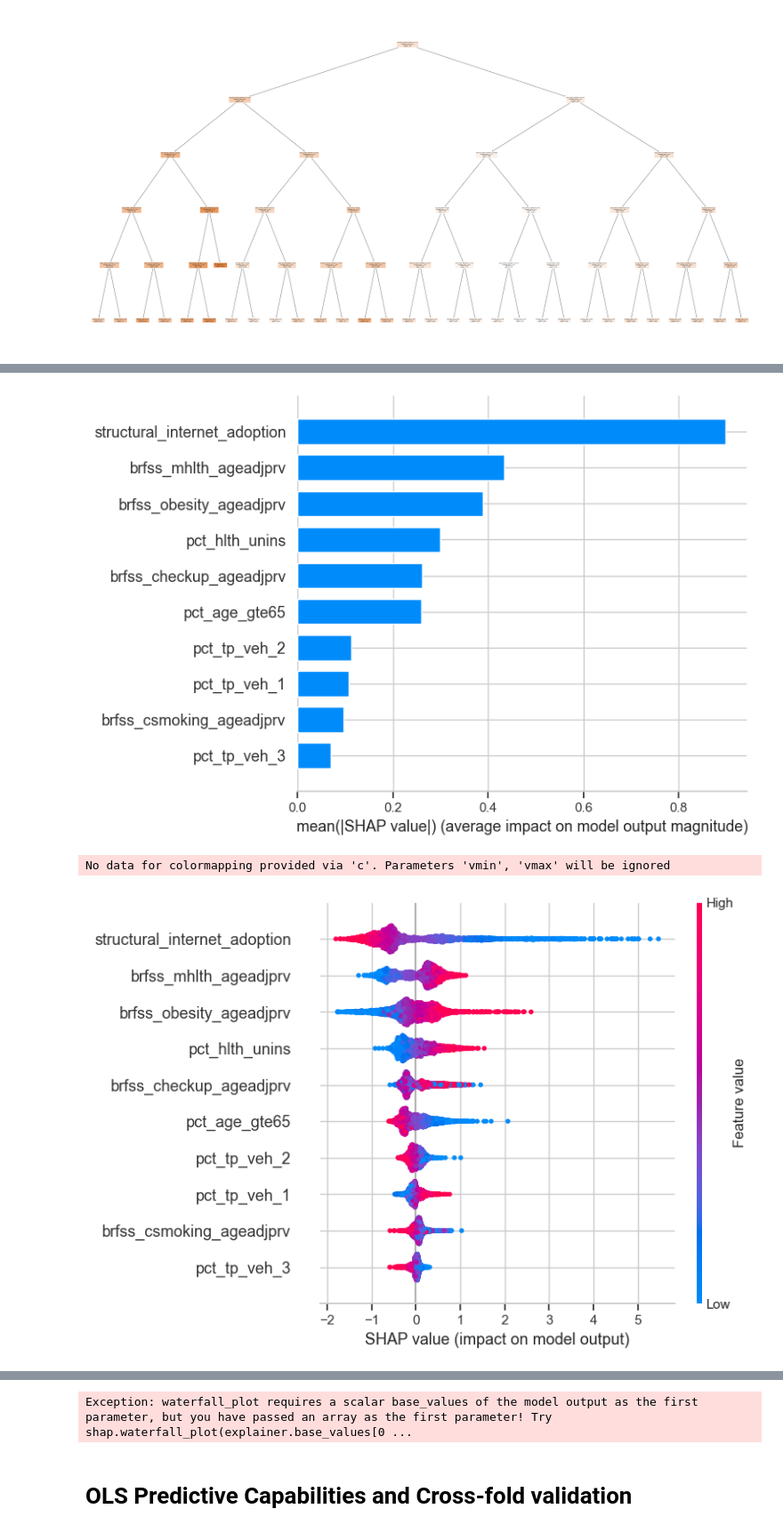
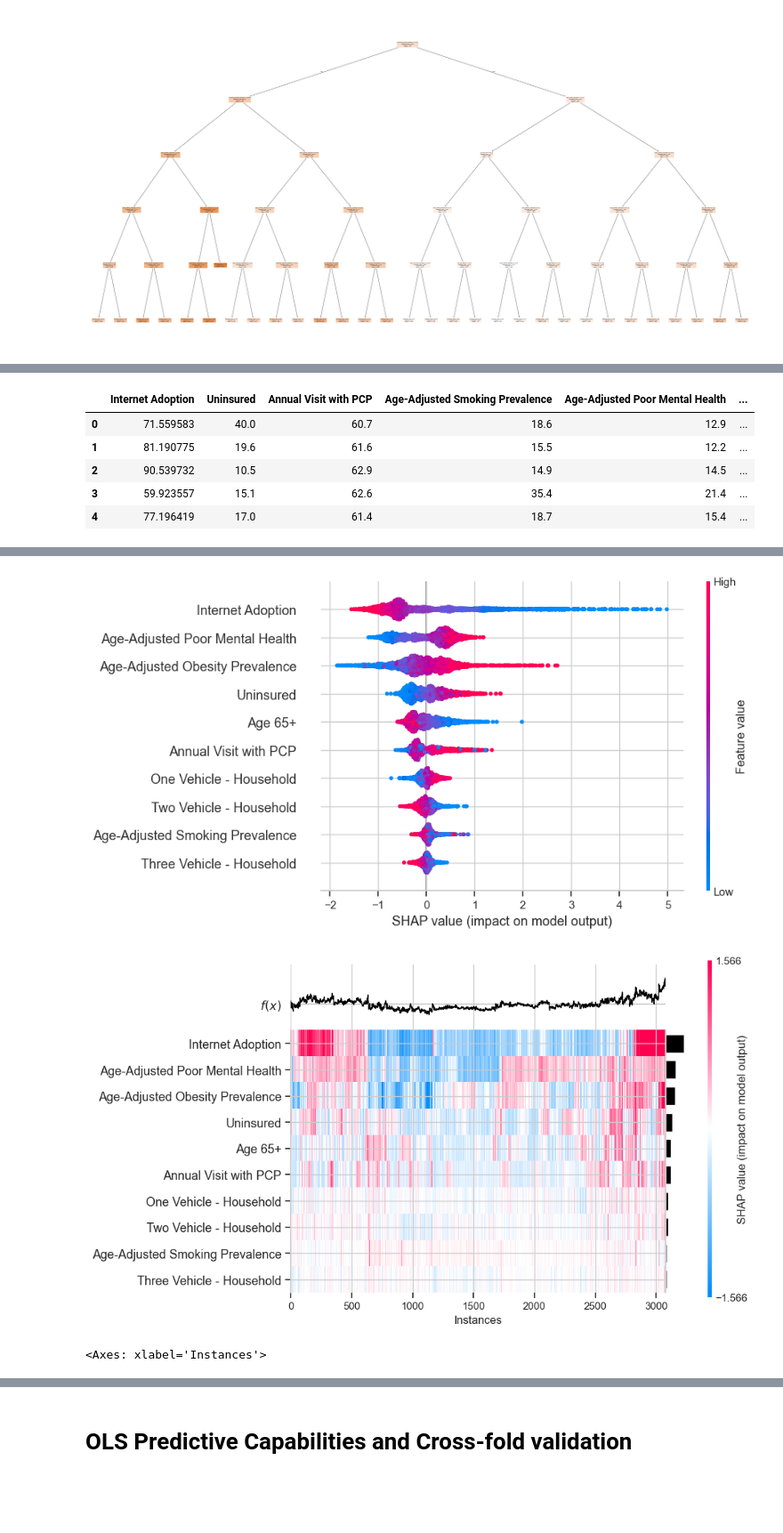
Before and after one commit to mfarme/eHealthEquity, a Jupyter notebook: Research/Analysis/PostHoc Analysis.ipynb, the cells around one changed output, grey strips where cells are left out. Shown at 89% size. Drawn from its saved outputs; the diff is of its cells as text; code cells hidden in the pictures; blank space fills up the shorter version.

Commit message:
Additional Shap Value visualizations. Updated column names for readability.

```diff
--- a/Research/Analysis/PostHoc Analysis.ipynb
+++ b/Research/Analysis/PostHoc Analysis.ipynb
@@ -403,29 +426,67 @@ plt.show()
+# %%
+"""
+Cell generated by Data Wrangler.
+"""
+def clean_data(X):
+    # Rename column 'structural_internet_adoption' to 'Internet Adoption'
+    X = X.rename(columns={'structural_internet_adoption': 'Internet Adoption'})
+    # Rename column 'pct_hlth_unins' to 'Uninsured'
+    X = X.rename(columns={'pct_hlth_unins': 'Uninsured'})
+    # Rename column 'brfss_checkup_ageadjprv' to 'Annual Visit with PCP'
+    X = X.rename(columns={'brfss_checkup_ageadjprv': 'Annual Visit with PCP'})
+    # Rename column 'brfss_csmoking_ageadjprv' to 'Age-Adjusted Smoking Prevalence'
+    X = X.rename(columns={'brfss_csmoking_ageadjprv': 'Age-Adjusted Smoking Prevalence'})
+    # Rename column 'brfss_mhlth_ageadjprv' to 'Age-Adjusted Poor Mental Health'
+    X = X.rename(columns={'brfss_mhlth_ageadjprv': 'Age-Adjusted Poor Mental Health'})
+    # Rename column 'brfss_obesity_ageadjprv' to 'Age-Adjusted Obesity Prevalence'
+    X = X.rename(columns={'brfss_obesity_ageadjprv': 'Age-Adjusted Obesity Prevalence'})
+    # Rename column 'pct_age_gte65' to 'Age Greater than 65'
+    X = X.rename(columns={'pct_age_gte65': 'Age Greater than 65'})
+    # Rename column 'Age Greater than 65' to 'Age 65+'
+    X = X.rename(columns={'Age Greater than 65': 'Age 65+'})
+    # Rename column 'pct_tp_veh_1' to 'One Vehicle - Household'
+    X = X.rename(columns={'pct_tp_veh_1': 'One Vehicle - Household'})
+    # Rename column 'pct_tp_veh_2' to 'Two Vehicle - Household'
+    X = X.rename(columns={'pct_tp_veh_2': 'Two Vehicle - Household'})
+    # Rename column 'pct_tp_veh_3' to 'Three Vehicle - Household'
+    X = X.rename(columns={'pct_tp_veh_3': 'Three Vehicle - Household'})
+    return X
+
+X_clean = clean_data(X.copy())
+X_clean.head()
+# %% [output]
+|  | Internet Adoption | Uninsured | Annual Visit with PCP | Age-Adjusted Smoking Prevalence | Age-Adjusted Poor Mental Health | ... |
+| 0 | 71.559583 | 40.0 | 60.7 | 18.6 | 12.9 | ... |
+| 1 | 81.190775 | 19.6 | 61.6 | 15.5 | 12.2 | ... |
+| 2 | 90.539732 | 10.5 | 62.9 | 14.9 | 14.5 | ... |
+| 3 | 59.923557 | 15.1 | 62.6 | 35.4 | 21.4 | ... |
+| 4 | 77.196419 | 17.0 | 61.4 | 18.7 | 15.4 | ... |
 # %%
 #SHAP values
 import shap
 
 shap.initjs()
 
 explainer = shap.Explainer(model)
-shap_values = explainer(X)
+shap_values = explainer(X_clean, check_additivity=True)
 
-shap.summary_plot(shap_values, X, plot_type='bar')
-shap.summary_plot(shap_values, X)
+shap.plots.beeswarm(shap_values, max_display=11)
+shap.plots.heatmap(shap_values)
 
-shap.dependence_plot('structural_internet_adoption', shap_values.values, X, interaction_index='brfss_obesity_ageadjprv')
-shap.dependence_plot('structural_internet_adoption', shap_values.values, X, interaction_index='brfss_mhlth_ageadjprv')
-shap.dependence_plot('structural_internet_adoption', shap_values.values, X, interaction_index='brfss_csmoking_ageadjprv')
-shap.dependence_plot('structural_internet_adoption', shap_values.values, X, interaction_index='brfss_checkup_ageadjprv')
-shap.dependence_plot('structural_internet_adoption', shap_values.values, X, interaction_index='pct_hlth_unins')
-shap.dependence_plot('structural_internet_adoption', shap_values.values, X, interaction_index='pct_age_gte65')
-shap.dependence_plot('structural_internet_adoption', shap_values.values, X, interaction_index='pct_tp_veh_1')
-shap.dependence_plot('structural_internet_adoption', shap_values.values, X, interaction_index='pct_tp_veh_2')
-shap.dependence_plot('structural_internet_adoption', shap_values.values, X, interaction_index='pct_tp_veh_3')
+# shap.dependence_plot('structural_internet_adoption', shap_values.values, X, interaction_index='brfss_obesity_ageadjprv')
+# shap.dependence_plot('structural_internet_adoption', shap_values.values, X, interaction_index='brfss_mhlth_ageadjprv')
+# shap.dependence_plot('structural_internet_adoption', shap_values.values, X, interaction_index='brfss_csmoking_ageadjprv')
+# shap.dependence_plot('structural_internet_adoption', shap_values.values, X, interaction_index='brfss_checkup_ageadjprv')
+# shap.dependence_plot('structural_internet_adoption', shap_values.values, X, interaction_index='pct_hlth_unins')
+# shap.dependence_plot('structural_internet_adoption', shap_values.values, X, interaction_index='pct_age_gte65')
+# shap.dependence_plot('structural_internet_adoption', shap_values.values, X, interaction_index='pct_tp_veh_1')
+# shap.dependence_plot('structural_internet_adoption', shap_values.values, X, interaction_index='pct_tp_veh_2')
+# shap.dependence_plot('structural_internet_adoption', shap_values.values, X, interaction_index='pct_tp_veh_3')
 
-#waterfall plot
-shap.plots.waterfall(shap_values[0])
+# #waterfall plot
+# shap.plots.waterfall(shap_values[0])
 # %% [output]
 [interactive output not drawn]
-[figure, old version]
+[figure, new version]
+[figure, new version]
-No data for colormapping provided via 'c'. Parameters 'vmin', 'vmax' will be ignored
+<Axes: xlabel='Instances'>
-[figure, old version]
@@ -441,4 +493,3 @@ No data for colormapping provided via 'c'. Parameters 'vmin', 'vmax' will be ign
-Exception: waterfall_plot requires a scalar base_values of the model output as the first parameter, but you have passed an array as the first parameter! Try shap.waterfall_plot(explainer.base_values[0 ...
 # %% [markdown]
 # OLS Predictive Capabilities and Cross-fold validation
 # %%
```
Also changed, not shown: parts of 7 cells of this notebook.
